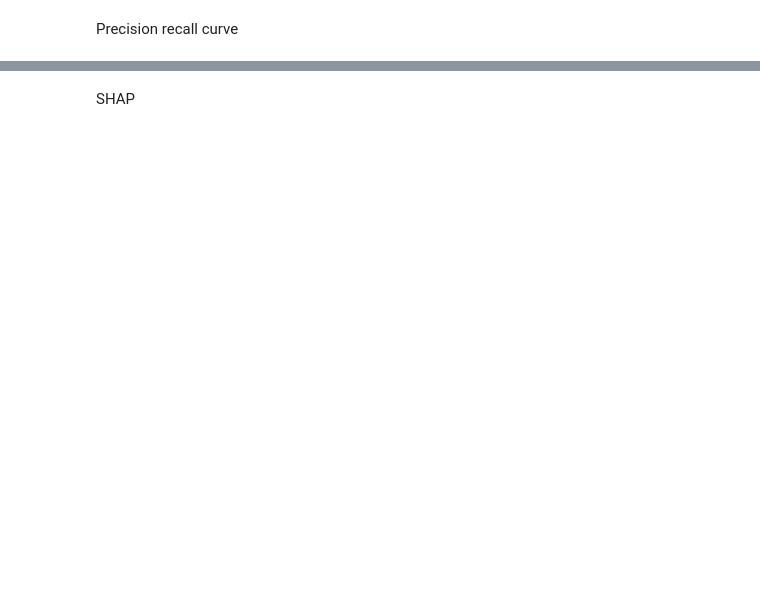
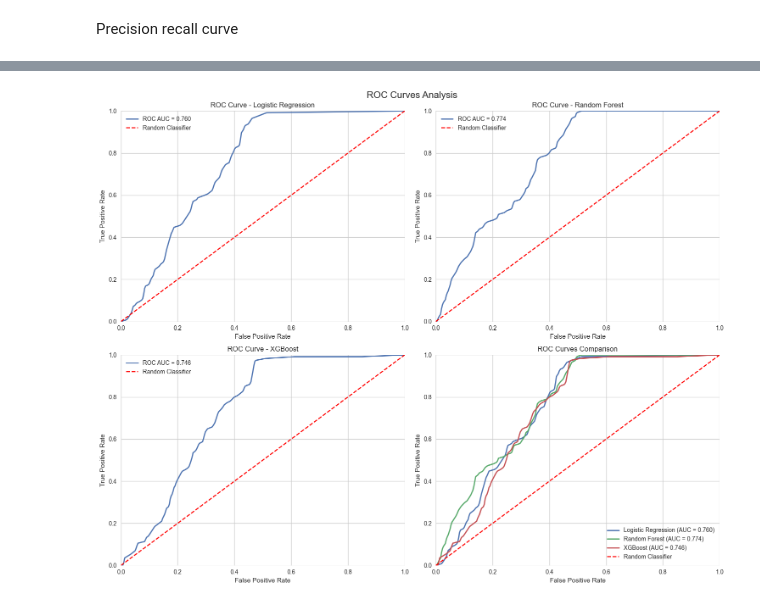
Before and after one commit to Wesley1701/XAIForB-ALL, a Jupyter notebook: main_notebook.ipynb, the cells around one changed output, grey strips where cells are left out. Cells and saved outputs as stored; diff of their text form; code cells hidden in the pictures; blank space fills up the shorter version.

```diff
--- a/main_notebook.ipynb
+++ b/main_notebook.ipynb
@@ -378,2 +480,75 @@ plt.show()
-# %% [markdown]
-SHAP
+# %%
+
+y_probas = [(y_proba_lr, "Logistic Regression"), (y_proba_rf, "Random Forest"), (y_proba_xg, "XGBoost")]
+
+# Create a 2x2 subplot layout
+fig, axes = plt.subplots(2, 2, figsize=(15, 12))
+fig.suptitle('ROC Curves Analysis', fontsize=16)
+
+# Individual plots in first 3 subplots
+for i, (y_proba, name) in enumerate(y_probas):
+    row = i // 2
+    col = i % 2
+
+    fpr, tpr, thresholds = roc_curve(y_test, y_proba)
+    roc_auc = auc(fpr, tpr)
+
+    # Remove duplicates and sort for interpolation
+    unique_indices = np.unique(fpr, return_index=True)[1]
+    fpr_unique = fpr[unique_indices]
+    tpr_unique = tpr[unique_indices]
+
+    # Create smooth curves using linear interpolation (more conservative)
+    if len(fpr_unique) > 2:
+        fpr_smooth = np.linspace(0, 1, 300)
+        interp_func = interp1d(fpr_unique, tpr_unique, kind='linear', bounds_error=False, fill_value=(0, 1))
+        tpr_smooth = interp_func(fpr_smooth)
+        # Ensure values stay within bounds
+        tpr_smooth = np.clip(tpr_smooth, 0, 1)
+        axes[row, col].plot(fpr_smooth, tpr_smooth, linewidth=2, label=f'ROC AUC = {roc_auc:.3f}')
+    else:
+        axes[row, col].plot(fpr, tpr, linewidth=2, label=f'ROC AUC = {roc_auc:.3f}')
+
+    axes[row, col].plot([0, 1], [0, 1], linestyle='--', color='red', label='Random Classifier')
+    axes[row, col].set_xlabel('False Positive Rate')
+    axes[row, col].set_ylabel('True Positive Rate')
+    axes[row, col].set_title(f'ROC Curve - {name}')
+    axes[row, col].legend()
+    axes[row, col].grid(True)
+    axes[row, col].set_xlim([0, 1])
+    axes[row, col].set_ylim([0, 1])
+
+# Combined plot in the 4th subplot (bottom right)
+for y_proba, name in y_probas:
+    fpr, tpr, thresholds = roc_curve(y_test, y_proba)
+    roc_auc = auc(fpr, tpr)
+
+    # Remove duplicates and sort for interpolation
+    unique_indices = np.unique(fpr, return_index=True)[1]
+    fpr_unique = fpr[unique_indices]
+    tpr_unique = tpr[unique_indices]
+
+    # Create smooth curves using linear interpolation
+    if len(fpr_unique) > 2:
+        fpr_smooth = np.linspace(0, 1, 300)
+        interp_func = interp1d(fpr_unique, tpr_unique, kind='linear', bounds_error=False, fill_value=(0, 1))
+        tpr_smooth = interp_func(fpr_smooth)
+        # Ensure values stay within bounds
+        tpr_smooth = np.clip(tpr_smooth, 0, 1)
+        axes[1, 1].plot(fpr_smooth, tpr_smooth, linewidth=2, label=f'{name} (AUC = {roc_auc:.3f})')
+    else:
+        axes[1, 1].plot(fpr, tpr, linewidth=2, label=f'{name} (AUC = {roc_auc:.3f})')
+
+axes[1, 1].plot([0, 1], [0, 1], linestyle='--', color='red', label='Random Classifier')
+axes[1, 1].set_xlabel('False Positive Rate')
+axes[1, 1].set_ylabel('True Positive Rate')
+axes[1, 1].set_title('ROC Curves Comparison')
+axes[1, 1].legend()
+axes[1, 1].grid(True)
+axes[1, 1].set_xlim([0, 1])
+axes[1, 1].set_ylim([0, 1])
+
+plt.tight_layout()
+plt.show()
+# %% [output]
+[figure, added]
```
Also changed, not shown: parts of 18 cells of this notebook, 3 other files.
